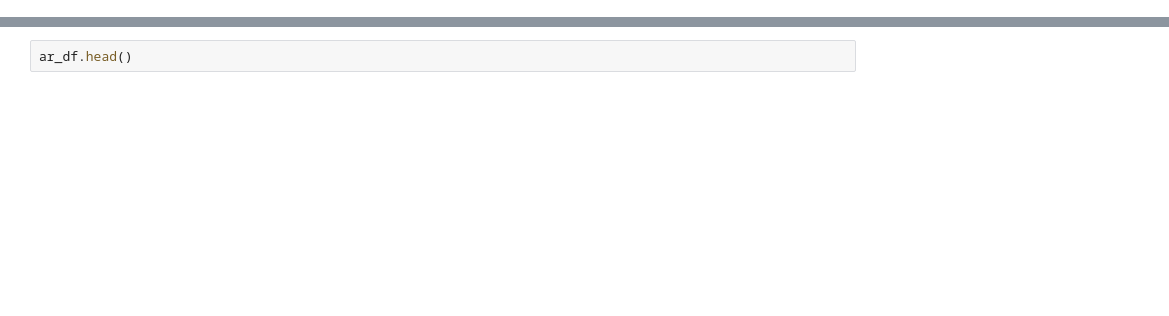
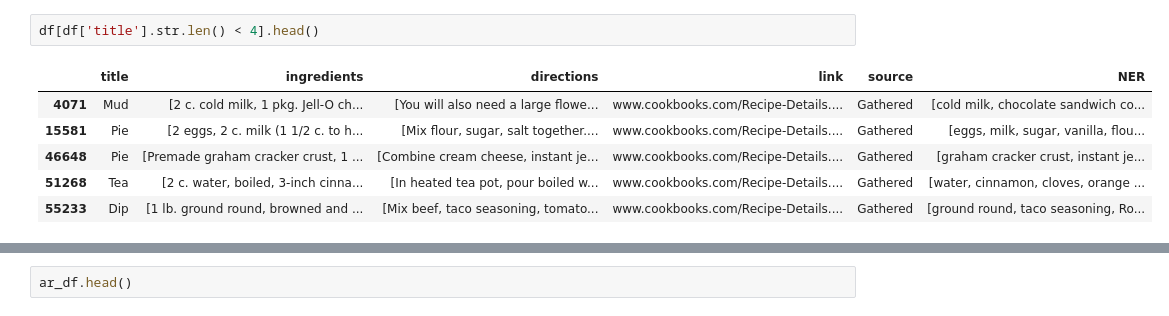
Before and after one commit to lzung/recipe_generator, a Jupyter notebook: notebooks/data_processing.ipynb, the cells around one changed output, grey strips where cells are left out. Saved outputs shown, nothing was run; the diff lists cells and outputs as text; blank space fills up the shorter version.

```diff
--- a/notebooks/data_processing.ipynb
+++ b/notebooks/data_processing.ipynb
@@ -13,0 +26,9 @@ fn_df = pd.read_json('../data/recipes_raw/recipes_raw_nosource_ar.json', orient=
+# %%
+df[df['title'].str.len() < 4].head()
+# %% [output]
+|  | title | ingredients | directions | link | source | NER |
+| 4071 | Mud | [2 c. cold milk, 1 pkg. Jell-O ch... | [You will also need a large flowe... | www.cookbooks.com/Recipe-Details.... | Gathered | [cold milk, chocolate sandwich co... |
+| 15581 | Pie | [2 eggs, 2 c. milk (1 1/2 c. to h... | [Mix flour, sugar, salt together.... | www.cookbooks.com/Recipe-Details.... | Gathered | [eggs, milk, sugar, vanilla, flou... |
+| 46648 | Pie | [Premade graham cracker crust, 1 ... | [Combine cream cheese, instant je... | www.cookbooks.com/Recipe-Details.... | Gathered | [graham cracker crust, instant je... |
+| 51268 | Tea | [2 c. water, boiled, 3-inch cinna... | [In heated tea pot, pour boiled w... | www.cookbooks.com/Recipe-Details.... | Gathered | [water, cinnamon, cloves, orange ... |
+| 55233 | Dip | [1 lb. ground round, browned and ... | [Mix beef, taco seasoning, tomato... | www.cookbooks.com/Recipe-Details.... | Gathered | [ground round, taco seasoning, Ro... |
```
Also changed, not shown: parts of 12 cells of this notebook, 7 other files.
